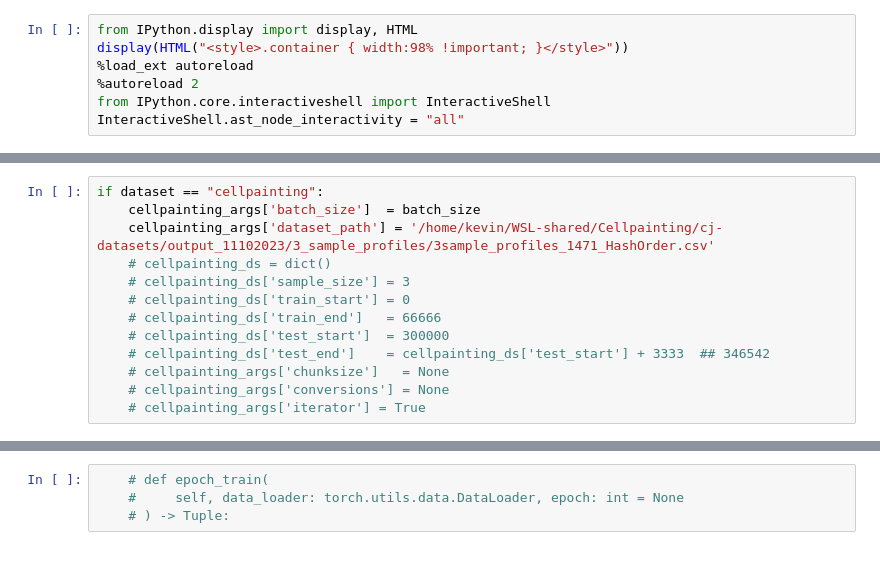
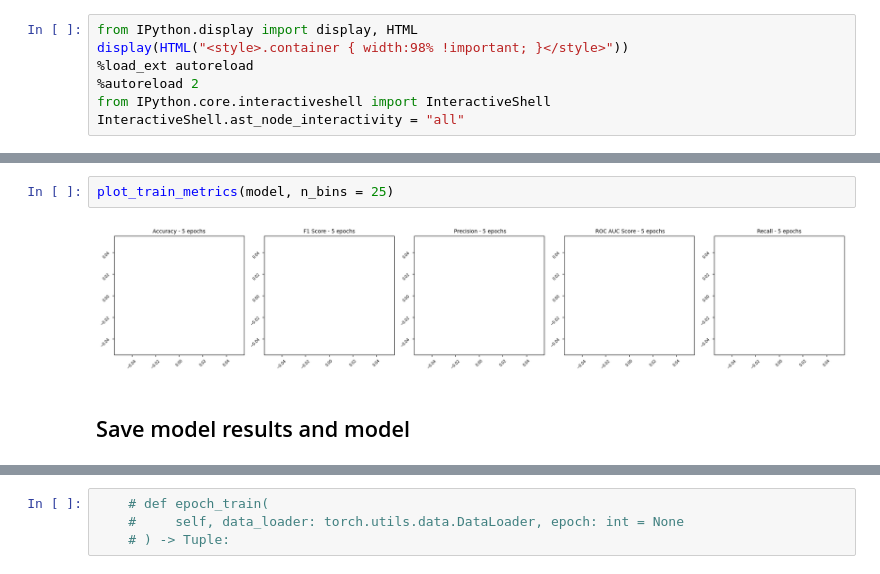
Before and after one commit to kbardool/CellPainting-SNNL, a Jupyter notebook: Autoencoder_dev.ipynb, the cells around one changed output, grey strips where cells are left out. Saved outputs shown, nothing was run; the diff lists cells and outputs as text.

```diff
--- a/Autoencoder_dev.ipynb
+++ b/Autoencoder_dev.ipynb
@@ -180,13 +110,0 @@ batch_size = 32
-# %%
-if dataset == "cellpainting":
-    cellpainting_args['batch_size']  = batch_size
-    cellpainting_args['dataset_path'] = '/home/kevin/WSL-shared/Cellpainting/cj-datasets/output_11102023/3_sample_profiles/3sample_profiles_1471_HashOrder.csv'
-    # cellpainting_ds = dict()
-    # cellpainting_ds['sample_size'] = 3
-    # cellpainting_ds['train_start'] = 0
-    # cellpainting_ds['train_end']   = 66666
-    # cellpainting_ds['test_start']  = 300000
-    # cellpainting_ds['test_end']    = cellpainting_ds['test_start'] + 3333  ## 346542
-    # cellpainting_args['chunksize']   = None
-    # cellpainting_args['conversions'] = None
-    # cellpainting_args['iterator'] = True
@@ -378,0 +479,6 @@ NameError: name 'epoch_loss' is not defined
+# %%
+plot_train_metrics(model, n_bins = 25)
+# %% [output]
+[figure, added]
+# %% [markdown]
+## Save model results and model
```
Also changed, not shown: parts of 63 cells of this notebook, 15 other files.
